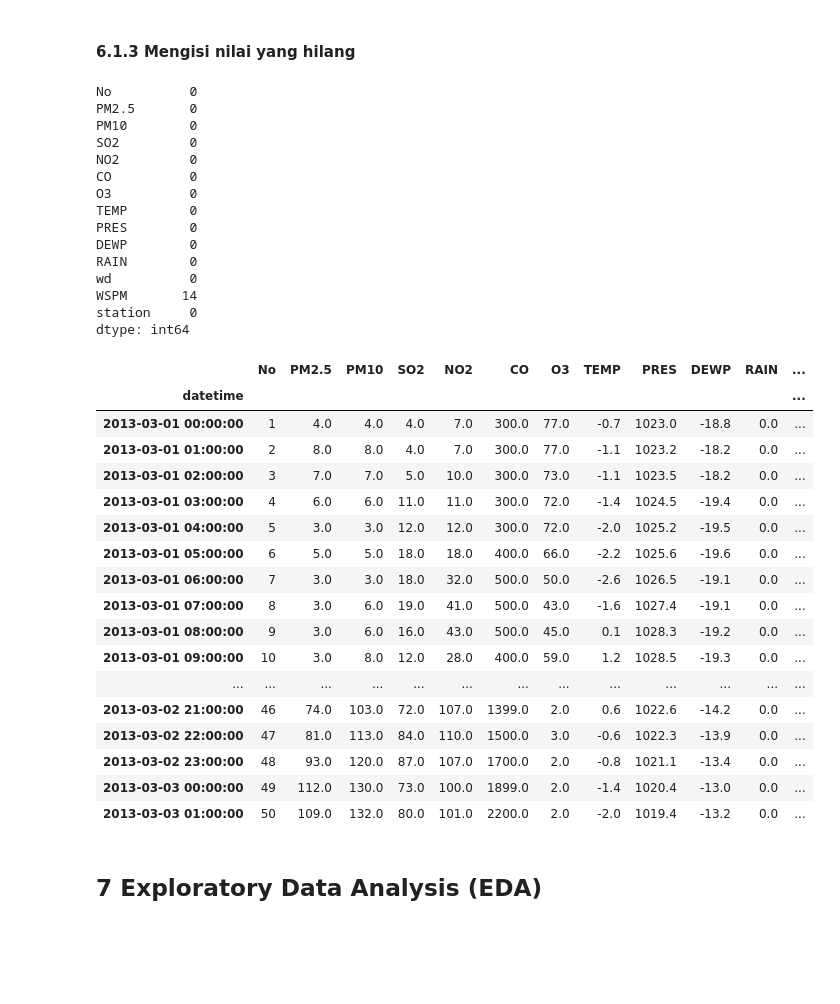
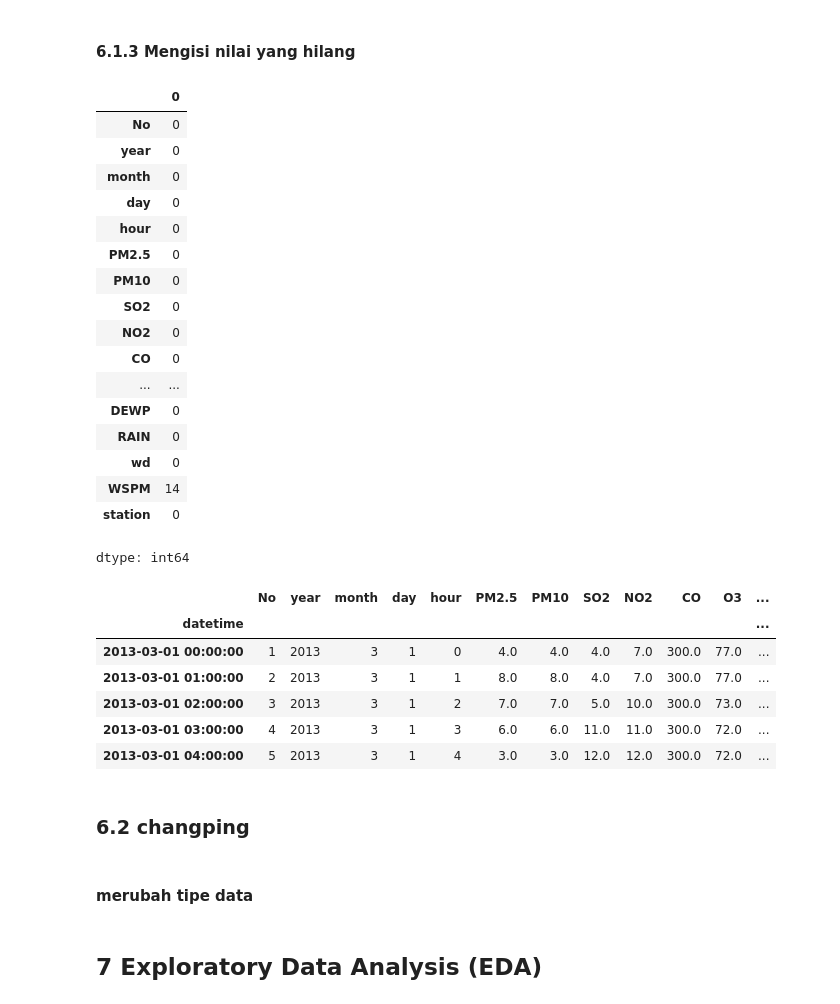
Before and after one commit to Wlnfadhil/Analisa-Data-Air-Quality-Control, a Jupyter notebook: submission/notebook.ipynb, the cells around one changed output. Drawn from its saved outputs; the diff is of its cells as text; code cells hidden in the pictures; blank space fills up the shorter version.

Commit message:
analisa data changping

```diff
--- a/submission/notebook.ipynb
+++ b/submission/notebook.ipynb
@@ -105,7 +144,7 @@ for csv_file in csv_files:
     location = csv_file.split('_')[2]
 
     # Menggabungkan path untuk setiap file
-    file_path = os.path.join(current_dir, "data", csv_file)
+    file_path = os.path.join(current_dir, "./Analisa-Data-Air-Quality-Control/submission/data", csv_file)
 
     # Membaca CSV ke dalam DataFrame
     df = pd.read_csv(file_path)
@@ -551,8 +590,6 @@ display(Markdown(table))
 # %%
 # Menggabungkan kolom year, month, day, dan hour menjadi satu kolom datetime
 aotizhongxin_df['datetime'] = pd.to_datetime(aotizhongxin_df[['year', 'month', 'day', 'hour']])
-# %%
-aotizhongxin_df = aotizhongxin_df.drop(columns=['year', 'month', 'day', 'hour'])
 # %%
 aotizhongxin_df.set_index('datetime', inplace=True)
 # %%
@@ -572,42 +609,38 @@ aotizhongxin_df['wd'] = aotizhongxin_df['wd'].fillna(method='ffill')
 # %%
 aotizhongxin_df.isna().sum()
 # %% [output]
+|  | 0 |
+| No | 0 |
+| year | 0 |
+| month | 0 |
+| day | 0 |
+| hour | 0 |
+| PM2.5 | 0 |
+| PM10 | 0 |
+| SO2 | 0 |
+| NO2 | 0 |
+| CO | 0 |
+| ... | ... |
+| DEWP | 0 |
+| RAIN | 0 |
+| wd | 0 |
+| WSPM | 14 |
+| station | 0 |
-No          0
-PM2.5       0
-PM10        0
-SO2         0
-NO2         0
-CO          0
-O3          0
-TEMP        0
-PRES        0
-DEWP        0
-RAIN        0
-wd          0
-WSPM       14
-station     0
 dtype: int64
 # %%
-aotizhongxin_df.head(50)
+aotizhongxin_df.head(5)
 # %% [output]
-|  | No | PM2.5 | PM10 | SO2 | NO2 | CO | O3 | TEMP | PRES | DEWP | RAIN | ... |
+|  | No | year | month | day | hour | PM2.5 | PM10 | SO2 | NO2 | CO | O3 | ... |
 | datetime |  |  |  |  |  |  |  |  |  |  |  | ... |
-| 2013-03-01 00:00:00 | 1 | 4.0 | 4.0 | 4.0 | 7.0 | 300.0 | 77.0 | -0.7 | 1023.0 | -18.8 | 0.0 | ... |
-| 2013-03-01 01:00:00 | 2 | 8.0 | 8.0 | 4.0 | 7.0 | 300.0 | 77.0 | -1.1 | 1023.2 | -18.2 | 0.0 | ... |
-| 2013-03-01 02:00:00 | 3 | 7.0 | 7.0 | 5.0 | 10.0 | 300.0 | 73.0 | -1.1 | 1023.5 | -18.2 | 0.0 | ... |
-| 2013-03-01 03:00:00 | 4 | 6.0 | 6.0 | 11.0 | 11.0 | 300.0 | 72.0 | -1.4 | 1024.5 | -19.4 | 0.0 | ... |
-| 2013-03-01 04:00:00 | 5 | 3.0 | 3.0 | 12.0 | 12.0 | 300.0 | 72.0 | -2.0 | 1025.2 | -19.5 | 0.0 | ... |
-| 2013-03-01 05:00:00 | 6 | 5.0 | 5.0 | 18.0 | 18.0 | 400.0 | 66.0 | -2.2 | 1025.6 | -19.6 | 0.0 | ... |
-| 2013-03-01 06:00:00 | 7 | 3.0 | 3.0 | 18.0 | 32.0 | 500.0 | 50.0 | -2.6 | 1026.5 | -19.1 | 0.0 | ... |
-| 2013-03-01 07:00:00 | 8 | 3.0 | 6.0 | 19.0 | 41.0 | 500.0 | 43.0 | -1.6 | 1027.4 | -19.1 | 0.0 | ... |
-| 2013-03-01 08:00:00 | 9 | 3.0 | 6.0 | 16.0 | 43.0 | 500.0 | 45.0 | 0.1 | 1028.3 | -19.2 | 0.0 | ... |
-| 2013-03-01 09:00:00 | 10 | 3.0 | 8.0 | 12.0 | 28.0 | 400.0 | 59.0 | 1.2 | 1028.5 | -19.3 | 0.0 | ... |
-| ... | ... | ... | ... | ... | ... | ... | ... | ... | ... | ... | ... | ... |
-| 2013-03-02 21:00:00 | 46 | 74.0 | 103.0 | 72.0 | 107.0 | 1399.0 | 2.0 | 0.6 | 1022.6 | -14.2 | 0.0 | ... |
-| 2013-03-02 22:00:00 | 47 | 81.0 | 113.0 | 84.0 | 110.0 | 1500.0 | 3.0 | -0.6 | 1022.3 | -13.9 | 0.0 | ... |
-| 2013-03-02 23:00:00 | 48 | 93.0 | 120.0 | 87.0 | 107.0 | 1700.0 | 2.0 | -0.8 | 1021.1 | -13.4 | 0.0 | ... |
-| 2013-03-03 00:00:00 | 49 | 112.0 | 130.0 | 73.0 | 100.0 | 1899.0 | 2.0 | -1.4 | 1020.4 | -13.0 | 0.0 | ... |
-| 2013-03-03 01:00:00 | 50 | 109.0 | 132.0 | 80.0 | 101.0 | 2200.0 | 2.0 | -2.0 | 1019.4 | -13.2 | 0.0 | ... |
+| 2013-03-01 00:00:00 | 1 | 2013 | 3 | 1 | 0 | 4.0 | 4.0 | 4.0 | 7.0 | 300.0 | 77.0 | ... |
+| 2013-03-01 01:00:00 | 2 | 2013 | 3 | 1 | 1 | 8.0 | 8.0 | 4.0 | 7.0 | 300.0 | 77.0 | ... |
+| 2013-03-01 02:00:00 | 3 | 2013 | 3 | 1 | 2 | 7.0 | 7.0 | 5.0 | 10.0 | 300.0 | 73.0 | ... |
+| 2013-03-01 03:00:00 | 4 | 2013 | 3 | 1 | 3 | 6.0 | 6.0 | 11.0 | 11.0 | 300.0 | 72.0 | ... |
+| 2013-03-01 04:00:00 | 5 | 2013 | 3 | 1 | 4 | 3.0 | 3.0 | 12.0 | 12.0 | 300.0 | 72.0 | ... |
+# %% [markdown]
+### 6.2 changping
+# %% [markdown]
+#### merubah tipe data
 # %% [markdown]
 ## 7 Exploratory Data Analysis (EDA)
 # %% [markdown]
```
Also changed, not shown: parts of 6 cells of this notebook.
